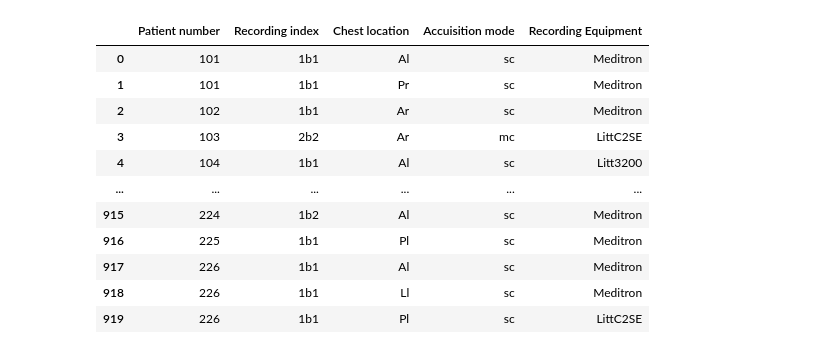
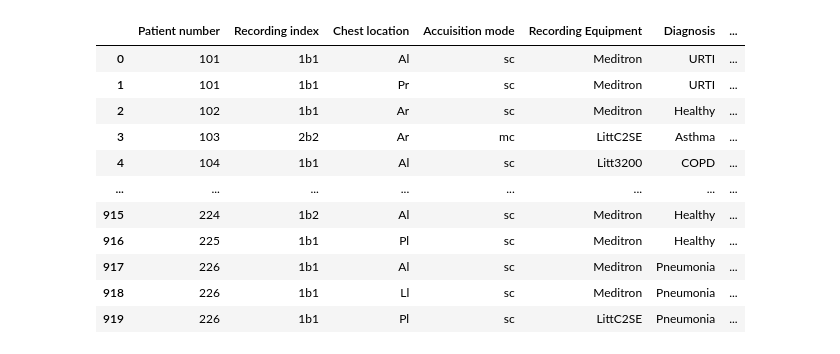
Before and after one commit to mafleischer/respiratory-sound, a Jupyter notebook: Respiratory sound annotation and detection.ipynb, the cells around one changed output. Drawn from its saved outputs; the diff is of its cells as text; code cells hidden in the pictures.

Commit message:
Make DFs from paths and content.
Next is the annotations.

```diff
--- a/Respiratory sound annotation and detection.ipynb
+++ b/Respiratory sound annotation and detection.ipynb
@@ -29,47 +29,92 @@ dir_audio = dir_path + "audio_and_txt_files/"
 # %%
 group_pat_num = "([0-9]{3})"
 group_rec_index = "([0-9][a-z][0-9])"
 group_chest_loc = "(Tc|Al|Ar|Pl|Pr|Ll|Lr)"
 group_acc_modes = "(sc|mc)"
 group_equipments = "(AKGC417L|LittC2SE|Litt3200|Meditron)"
 
 regex = re.compile("_".join([group_pat_num, group_rec_index, group_chest_loc, group_acc_modes, group_equipments]))
 
 top = os.getcwd()
 os.chdir(dir_audio)
 fnames = glob.glob("*.txt")
 os.chdir(top)
 
-d = dict()
-l = []
+### file name info & breath cycles to crackles / wheezes
+l_rec_info = []
+tups_num_cycles_sounds = []
 
 for fname in fnames:
     match = regex.match(fname)
     pat_num = int(match.group(1))
     rec_index = match.group(2)
     chest_loc = match.group(3)
     acc_mode = match.group(4)
     equipment = match.group(5)
 
-#     if pat_num in d:
-#         d[pat_num].append([rec_index, chest_loc, acc_mode, equipment])
-#     else:
-#         d[pat_num] = [[rec_index, chest_loc, acc_mode, equipment]]
+    l_rec_info.append([pat_num, rec_index, chest_loc, acc_mode, equipment])
 
-l.append([pat_num, rec_index, chest_loc, acc_mode, equipment])
+    with open(dir_audio + fname) as f_annot:
+        lines = [line.strip().split() for line in f_annot.readlines()]
+        tups_num_cycles_sounds.append((pat_num, lines))
 
-l.sort(key=lambda subl: (subl[0], subl[1], subl[2], subl[3], subl[4]))
-pd.DataFrame(l, columns=["Patient number", "Recording index", "Chest location", "Accuisition mode", "Recording Equipment"])
+l_rec_info.sort(key=lambda subl: (subl[0], subl[1], subl[2], subl[3], subl[4]))
+df_rec_info = pd.DataFrame(l_rec_info, columns=["Patient number", "Recording index", "Chest location", "Accuisition mode", "Recording Equipment"])
+
+
+### diagnosis
+
+diag = pd.read_csv(fname_diag, names=["Patient number", "Diagnosis"])
+df_rec_info_diag = pd.merge(df_rec_info, diag, on="Patient number")
+
+
+### demographic info
+
+with open(fname_demo) as f_demo:
+    # skip single empty line at the beginning
+    f_demo.readline()
+
+    lines = [line.strip().split() for line in f_demo.readlines()]
+
+
+for split in lines:
+    split[0] = int(split[0])
+    if split[1] != "NA":
+        split[1] = float(split[1])
+    else:
+        split[1] = np.nan
+    if split[2] != "NA":
+        pass
+    else:
+        split[2] = np.nan
+    if split[3] != "NA":
+        split[3] = float(split[3])
+    else:
+        split[3] = np.nan
+    if split[4] != "NA":
+        split[4] = float(split[4])
+    else:
+        split[4] = np.nan
+    if split[5] != "NA":
+        split[5] = float(split[5])
+    else:
+        split[5] = np.nan
+
+df_demo = pd.DataFrame(lines, columns=["Patient number", "Age", "Sex", "Adult BMI", "Child weight kg", "Child Height cm"])
+
+df_full = pd.merge(df_rec_info_diag, df_demo, on="Patient number")
+
+df_full
 # %% [output]
-|  | Patient number | Recording index | Chest location | Accuisition mode | Recording Equipment |
-| 0 | 101 | 1b1 | Al | sc | Meditron |
-| 1 | 101 | 1b1 | Pr | sc | Meditron |
-| 2 | 102 | 1b1 | Ar | sc | Meditron |
-| 3 | 103 | 2b2 | Ar | mc | LittC2SE |
-| 4 | 104 | 1b1 | Al | sc | Litt3200 |
-| ... | ... | ... | ... | ... | ... |
-| 915 | 224 | 1b2 | Al | sc | Meditron |
-| 916 | 225 | 1b1 | Pl | sc | Meditron |
-| 917 | 226 | 1b1 | Al | sc | Meditron |
-| 918 | 226 | 1b1 | Ll | sc | Meditron |
-| 919 | 226 | 1b1 | Pl | sc | LittC2SE |
+|  | Patient number | Recording index | Chest location | Accuisition mode | Recording Equipment | Diagnosis | ... |
+| 0 | 101 | 1b1 | Al | sc | Meditron | URTI | ... |
+| 1 | 101 | 1b1 | Pr | sc | Meditron | URTI | ... |
+| 2 | 102 | 1b1 | Ar | sc | Meditron | Healthy | ... |
+| 3 | 103 | 2b2 | Ar | mc | LittC2SE | Asthma | ... |
+| 4 | 104 | 1b1 | Al | sc | Litt3200 | COPD | ... |
+| ... | ... | ... | ... | ... | ... | ... | ... |
+| 915 | 224 | 1b2 | Al | sc | Meditron | Healthy | ... |
+| 916 | 225 | 1b1 | Pl | sc | Meditron | Healthy | ... |
+| 917 | 226 | 1b1 | Al | sc | Meditron | Pneumonia | ... |
+| 918 | 226 | 1b1 | Ll | sc | Meditron | Pneumonia | ... |
+| 919 | 226 | 1b1 | Pl | sc | LittC2SE | Pneumonia | ... |
```
Also changed, not shown: parts of 2 cells of this notebook.
